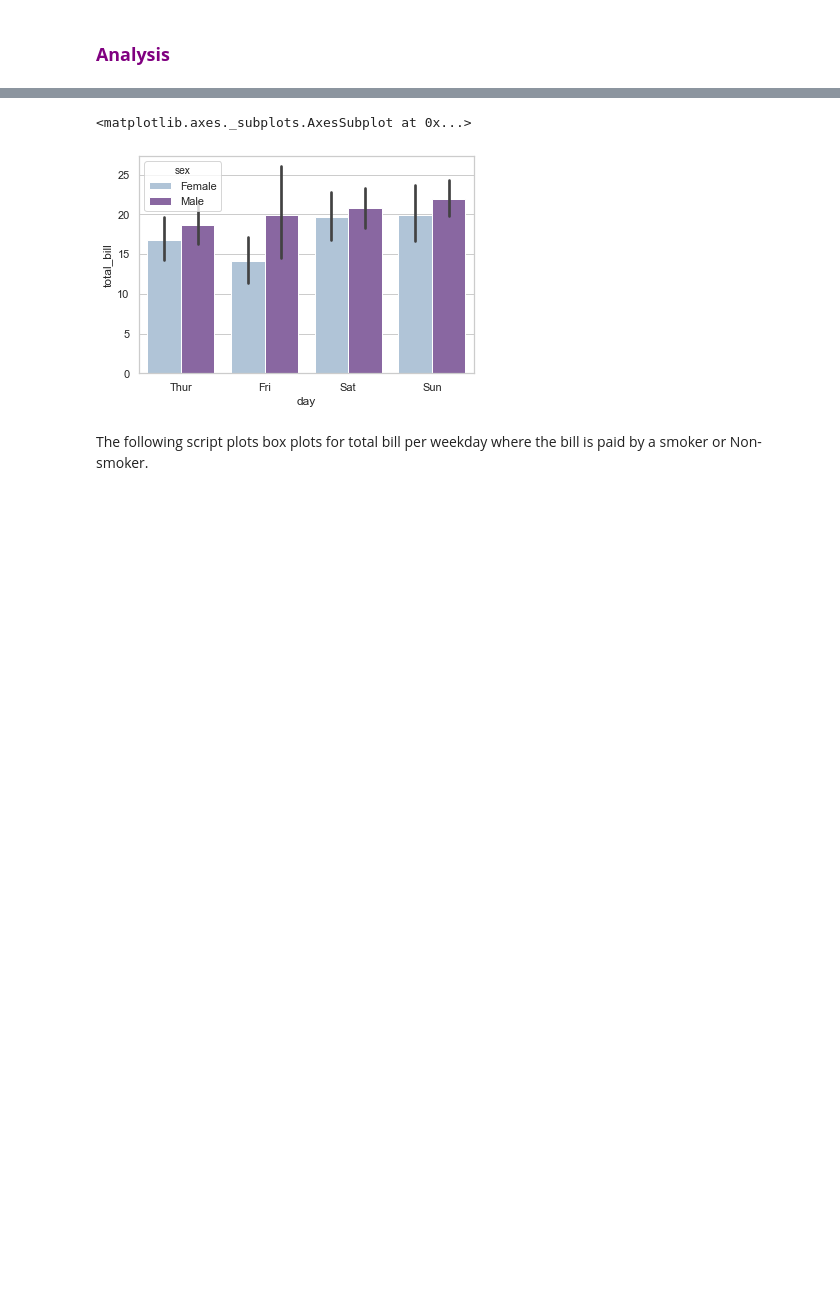
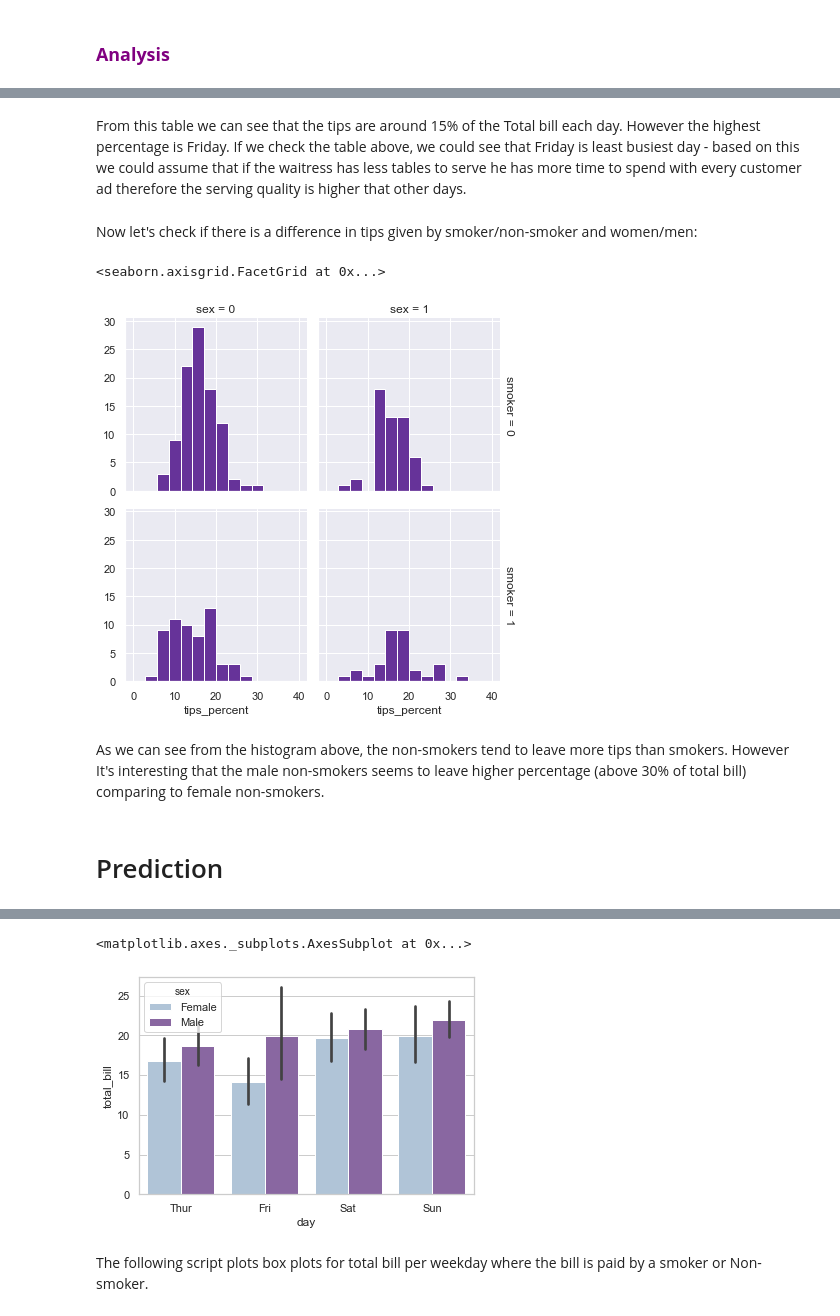
Before and after one commit to JuliaMal/Fundamentals_project, a Jupyter notebook: Tips.ipynb, the cells around one changed output, grey strips where cells are left out. Saved outputs shown, nothing was run; the diff lists cells and outputs as text; code cells hidden in the pictures; blank space fills up the shorter version.

```diff
--- a/Tips.ipynb
+++ b/Tips.ipynb
@@ -624,0 +646,16 @@ array(['Male', 'Male', 'Male', 'Male', 'Male', 'Male', 'Male', 'Male',
+# %% [markdown]
+From this table we can see that the tips are around 15% of the Total bill each day. However the highest percentage is Friday. If we check the table above, we could see that Friday is least busiest day - based on this we could assume that if the waitress has less tables to serve he has more time to spend with every customer ad therefore the serving quality is higher that other days.
+# %% [markdown]
+Now let's check if there is a difference in tips given by smoker/non-smoker and women/men:
+# %%
+df['tips_percent'] = df['tip']/df['total_bill']*100
+grid = sns.FacetGrid(df, row = "smoker", col = "sex", margin_titles=True)
+grid.map(plt.hist, "tips_percent", bins=np.linspace(0, 40, 15), color="rebeccapurple")
+# %% [output]
+<seaborn.axisgrid.FacetGrid at 0x...>
+[figure, added]
+# %% [markdown]
+As we can see from the histogram above, the non-smokers tend to leave more tips than smokers. However
+It's interesting that the male non-smokers seems to leave higher percentage (above 30% of total bill) comparing to female non-smokers.
+# %% [markdown]
+# Prediction
```
Also changed, not shown: parts of 21 cells of this notebook.
